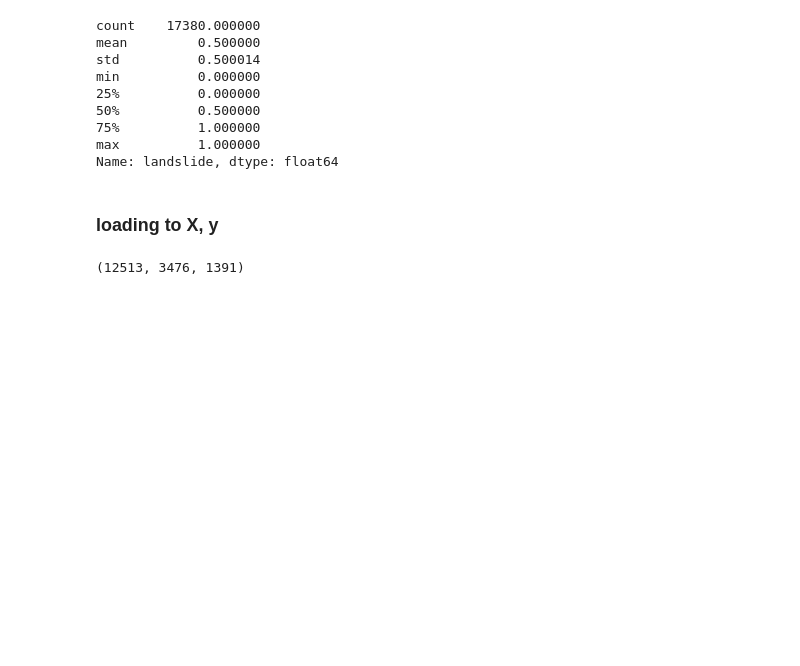
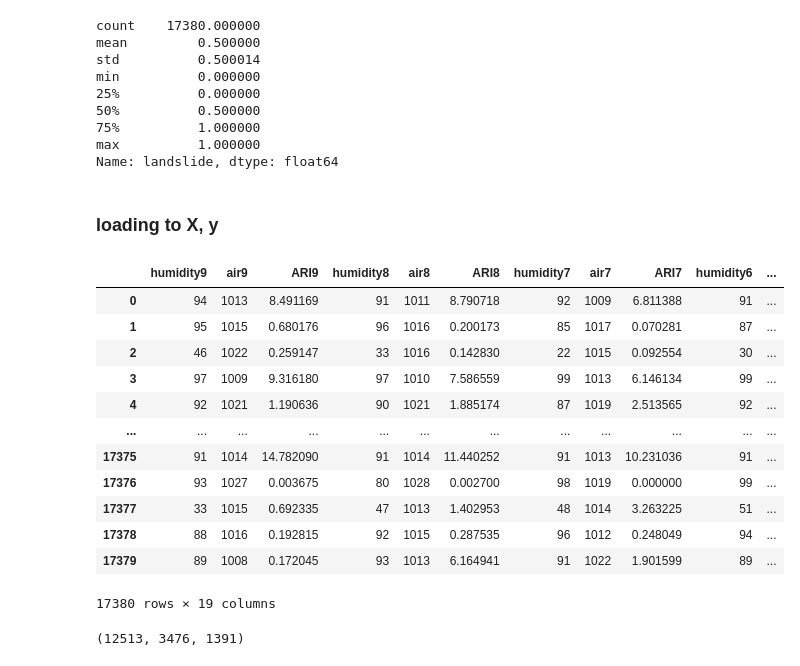
Before and after one commit to Arsalaan-Alam/landsafe, a Jupyter notebook: main.ipynb, the cells around one changed output. Drawn from its saved outputs; the diff is of its cells as text; code cells hidden in the pictures; blank space fills up the shorter version.

```diff
--- a/main.ipynb
+++ b/main.ipynb
@@ -16,5 +31,7 @@ import warnings
 # %%
-df = pd.read_csv('glif.csv', low_memory=False)
+# df = pd.read_csv('glif.csv', low_memory=False)
+df = pd.read_csv('GLIF dataset (1).csv', low_memory=False)
+
 # Filter for valid landslide entries
 df = df.query("(landslide == 0) | (landslide == 1 & (severity == 'small' | severity == 'medium' | severity == 'large'))")
 num_landslides = df.landslide.value_counts()[1]
@@ -50,12 +67,31 @@ Name: landslide, dtype: float64
 # %%
 X = df.copy()
 y = X.landslide
-columns = []
+columns=[]
 for i in range(9, 4, -1):
-    columns.append(f'ARI{i}')
-    columns.append(f'air{i}')
-columns.extend(['slope', 'forest', 'osm', 'lithology'])
+    columns.append('humidity' + str(i))
+    columns.append('air' + str(i))
+    columns.append('ARI' + str(i))
+columns.append('slope')
+columns.append('forest')
+columns.append('osm')
+columns.append('lithology')
 X = X[columns]
+X
+# %% [output]
+|  | humidity9 | air9 | ARI9 | humidity8 | air8 | ARI8 | humidity7 | air7 | ARI7 | humidity6 | ... |
+| 0 | 94 | 1013 | 8.491169 | 91 | 1011 | 8.790718 | 92 | 1009 | 6.811388 | 91 | ... |
+| 1 | 95 | 1015 | 0.680176 | 96 | 1016 | 0.200173 | 85 | 1017 | 0.070281 | 87 | ... |
+| 2 | 46 | 1022 | 0.259147 | 33 | 1016 | 0.142830 | 22 | 1015 | 0.092554 | 30 | ... |
+| 3 | 97 | 1009 | 9.316180 | 97 | 1010 | 7.586559 | 99 | 1013 | 6.146134 | 99 | ... |
+| 4 | 92 | 1021 | 1.190636 | 90 | 1021 | 1.885174 | 87 | 1019 | 2.513565 | 92 | ... |
+| ... | ... | ... | ... | ... | ... | ... | ... | ... | ... | ... | ... |
+| 17375 | 91 | 1014 | 14.782090 | 91 | 1014 | 11.440252 | 91 | 1013 | 10.231036 | 91 | ... |
+| 17376 | 93 | 1027 | 0.003675 | 80 | 1028 | 0.002700 | 98 | 1019 | 0.000000 | 99 | ... |
+| 17377 | 33 | 1015 | 0.692335 | 47 | 1013 | 1.402953 | 48 | 1014 | 3.263225 | 51 | ... |
+| 17378 | 88 | 1016 | 0.192815 | 92 | 1015 | 0.287535 | 96 | 1012 | 0.248049 | 94 | ... |
+| 17379 | 89 | 1008 | 0.172045 | 93 | 1013 | 6.164941 | 91 | 1022 | 1.901599 | 89 | ... |
+17380 rows × 19 columns
 # %%
 # Split data into train, validation and test sets
 TEST_SIZE = 0.2
```
Also changed, not shown: parts of 7 cells of this notebook.
